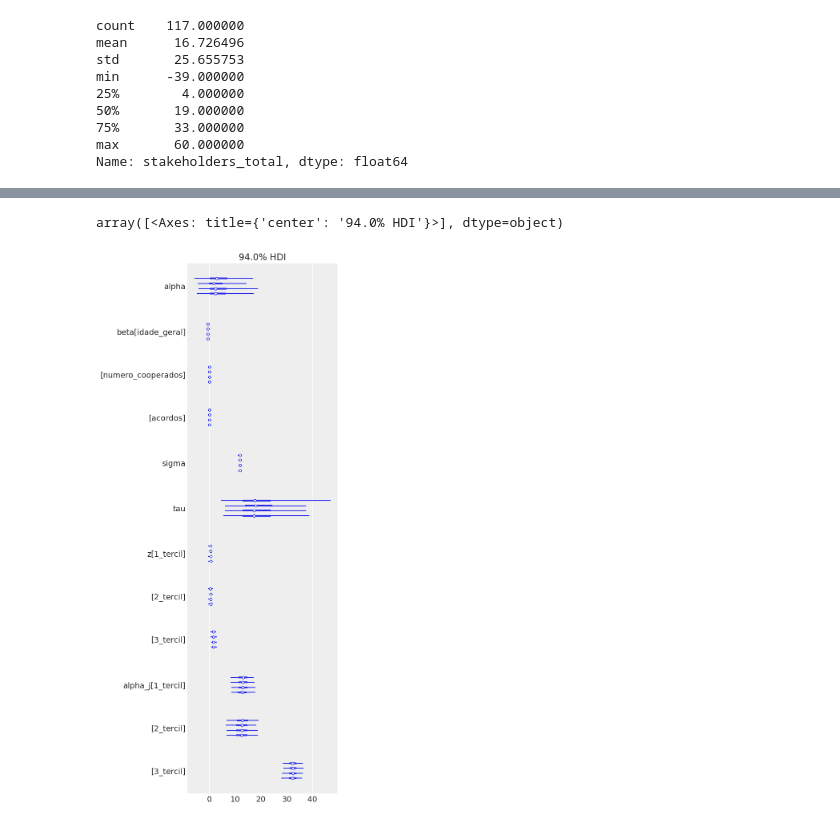
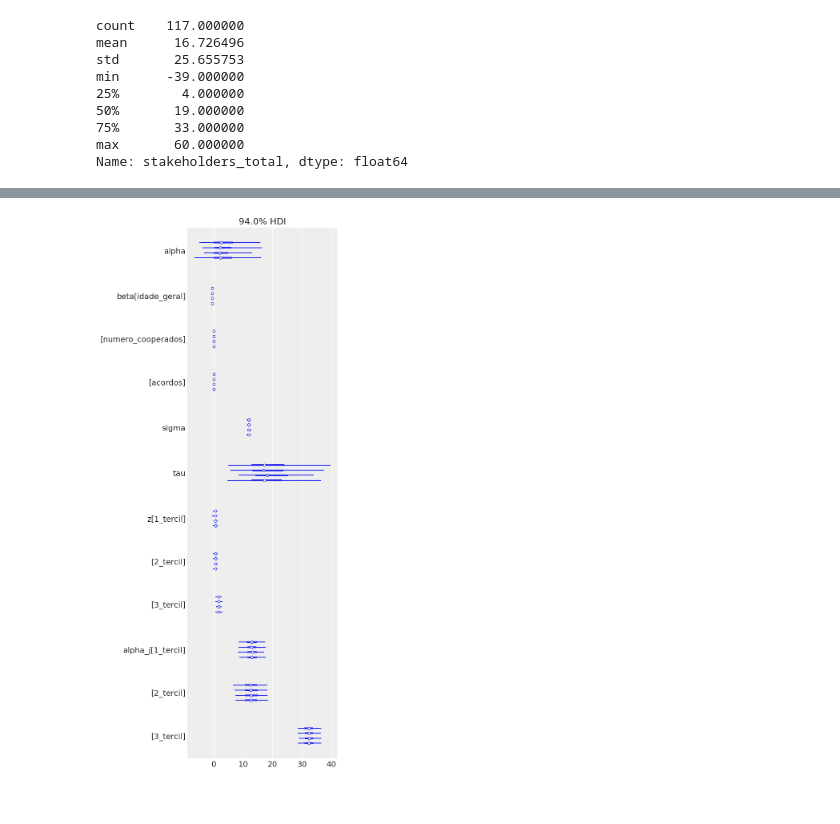
Before and after one commit to LabCidades/Stakeholders-Cooperativas, a Jupyter notebook: modelfit.ipynb, the cells around one changed output, grey strips where cells are left out. Drawn from its saved outputs; the diff is of its cells as text; code cells hidden in the pictures.

```diff
--- a/modelfit.ipynb
+++ b/modelfit.ipynb
@@ -251,5 +245,4 @@ array([[<Axes: title={'center': 'alpha'}>,
 # %%
-az.plot_forest(cmdstanpy_data)
+f2 = az.plot_forest(cmdstanpy_data)
 # %% [output]
-array([<Axes: title={'center': '94.0% HDI'}>], dtype=object)
-[figure, old version]
+[figure, new version]
```
Also changed, not shown: parts of 11 cells of this notebook, 5 other files.
